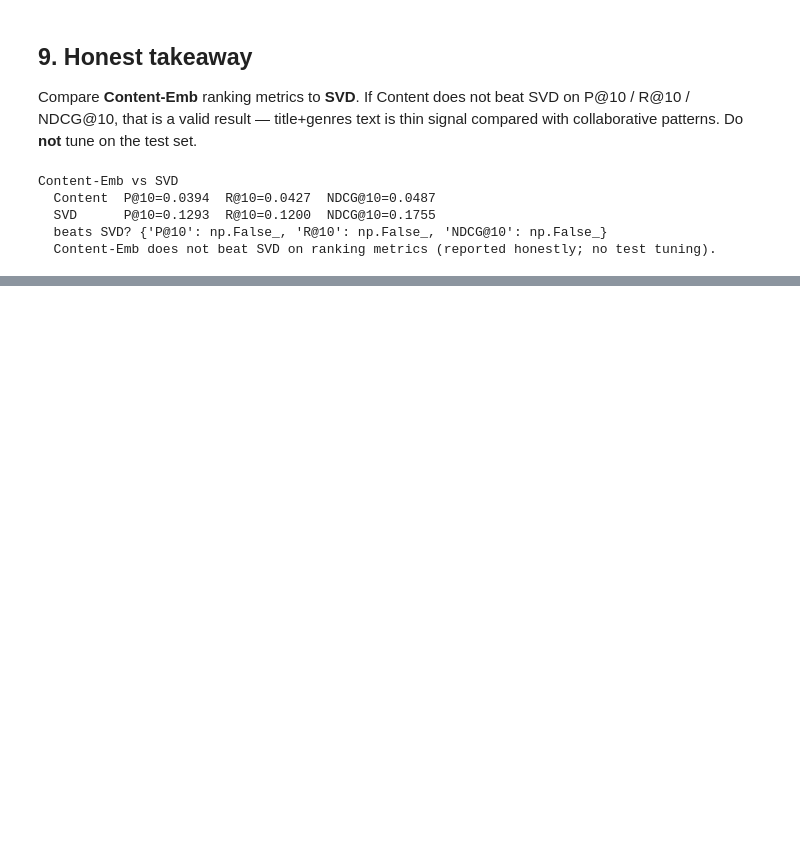
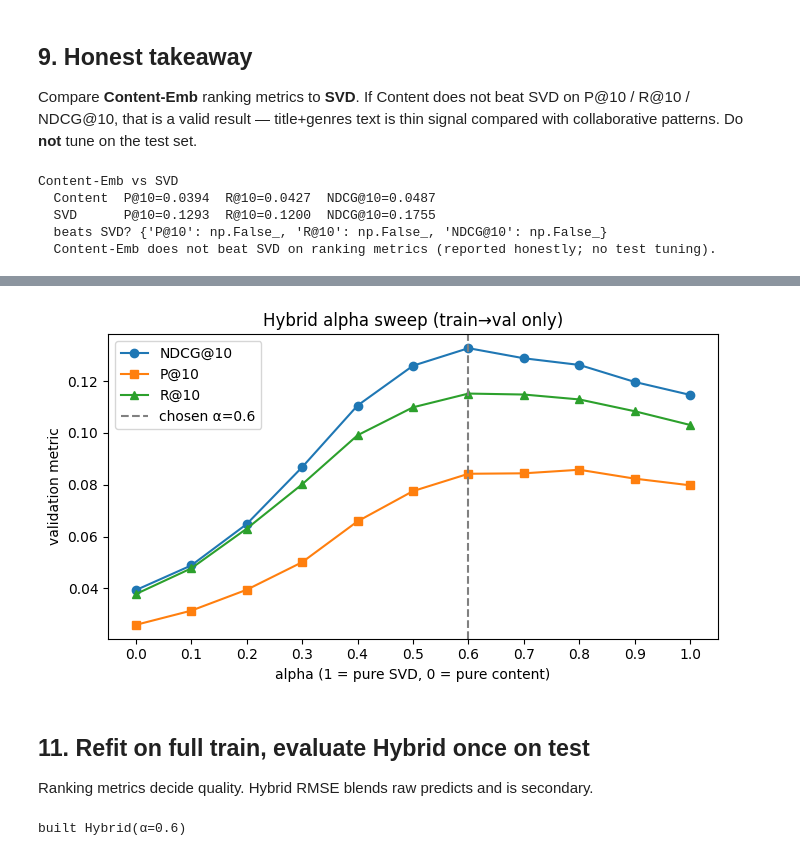
Before and after one commit to prerak2005/ML_PROJECTS, a Jupyter notebook: Recommendation_Systems/movie_recommendation/04_advanced_models.ipynb, the cells around one changed output, grey strips where cells are left out. Saved outputs shown, nothing was run; the diff lists cells and outputs as text; code cells hidden in the pictures; blank space fills up the shorter version.

```diff
--- a/Recommendation_Systems/movie_recommendation/04_advanced_models.ipynb
+++ b/Recommendation_Systems/movie_recommendation/04_advanced_models.ipynb
@@ -270,0 +310,17 @@ Content-Emb vs SVD
+# %%
+alphas = np.linspace(0.0, 1.0, 11)
+sel = utils.select_hybrid_alpha(
+    train,
+    item_emb,
+    item_ids=item_ids,
+    alphas=alphas,
+    k=10,
+    rel_threshold=4.0,
+    val_size=0.2,
+    seed=SEED,
+    n_components=20,
+)
+best_alpha = sel["best_alpha"]
+val_curve = sel["val_curve"]
+print(f"fit rows={sel['n_fit']} | val rows={sel['n_val']}")
+display(val_curve.round(4))
@@ -270,0 +342,42 @@ Content-Emb vs SVD
+# %%
+fig, ax = plt.subplots(figsize=(7, 4))
+ax.plot(val_curve["alpha"], val_curve["NDCG@10"], marker="o", label="NDCG@10")
+ax.plot(val_curve["alpha"], val_curve["P@10"], marker="s", label="P@10")
+ax.plot(val_curve["alpha"], val_curve["R@10"], marker="^", label="R@10")
+ax.axvline(best_alpha, color="gray", ls="--", label=f"chosen α={best_alpha:.1f}")
+ax.set_xlabel("alpha (1 = pure SVD, 0 = pure content)")
+ax.set_ylabel("validation metric")
+ax.set_title("Hybrid alpha sweep (train→val only)")
+ax.legend()
+ax.set_xticks(alphas)
+plt.tight_layout()
+plt.show()
+# %% [output]
+[figure, added]
+# %% [markdown]
+## 11. Refit on full train, evaluate Hybrid once on test
+
+Ranking metrics decide quality. Hybrid RMSE blends raw predicts and is secondary.
+# %%
+# Ensure base models on full train
+if "models" not in globals() or "SVD" not in models or "Content-Emb" not in models:
+    pop = utils.PopularityBaseline().fit(M)
+    cf = utils.ItemBasedCF().fit(M)
+    svd = utils.SVDRecommender().fit(M, n_components=20, seed=SEED)
+    content = utils.ContentEmbeddingRecommender().fit(M, item_emb, rel_threshold=4.0)
+    models = {
+        "Popularity": pop,
+        "Item-CF": cf,
+        "SVD": svd,
+        "Content-Emb": content,
+    }
+else:
+    svd = models["SVD"]
+    content = models["Content-Emb"]
+
+hybrid = utils.HybridRecommender(svd, content, alpha=best_alpha)
+hybrid_name = f"Hybrid(α={best_alpha:.1f})"
+models[hybrid_name] = hybrid
+print("built", hybrid_name)
+# %% [output]
+built Hybrid(α=0.6)
```
Also changed, not shown: parts of 7 cells of this notebook, 1 other file.
